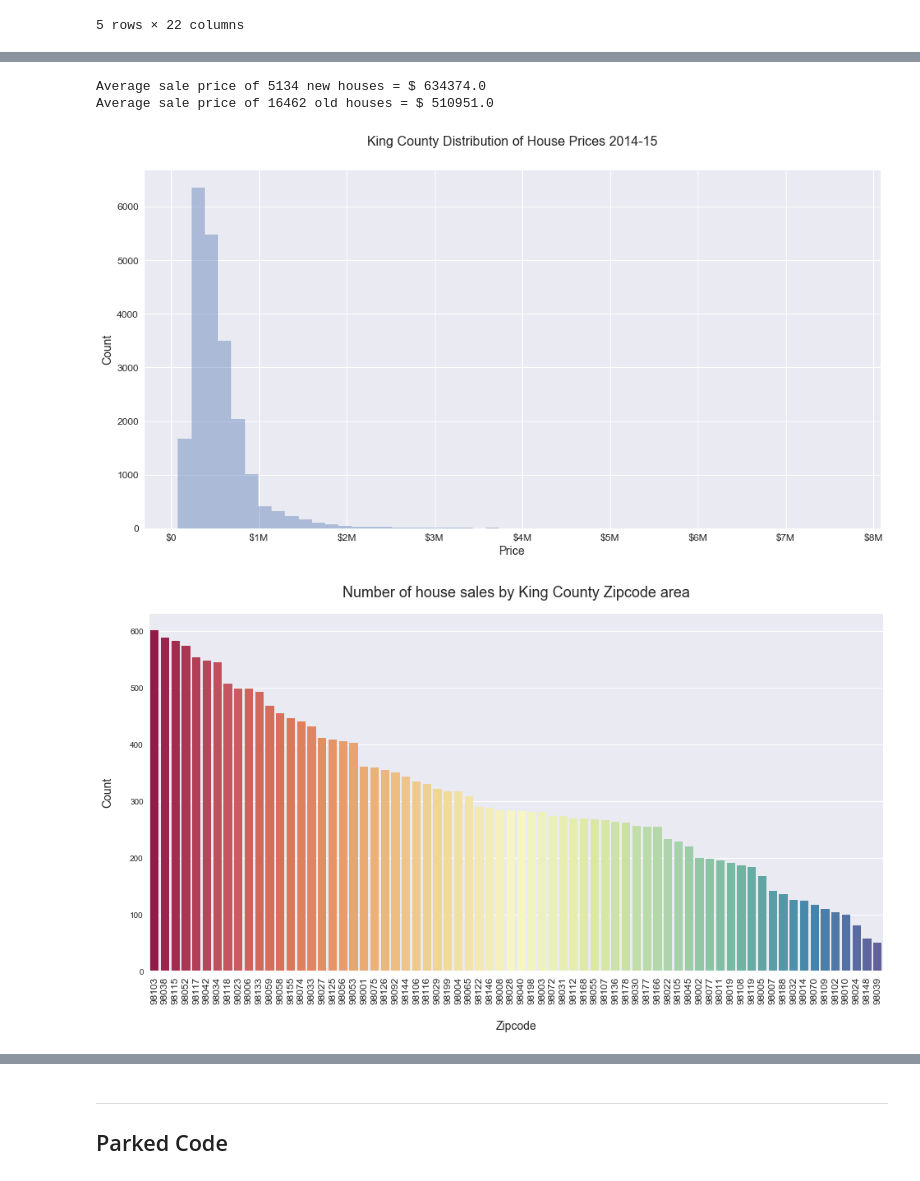
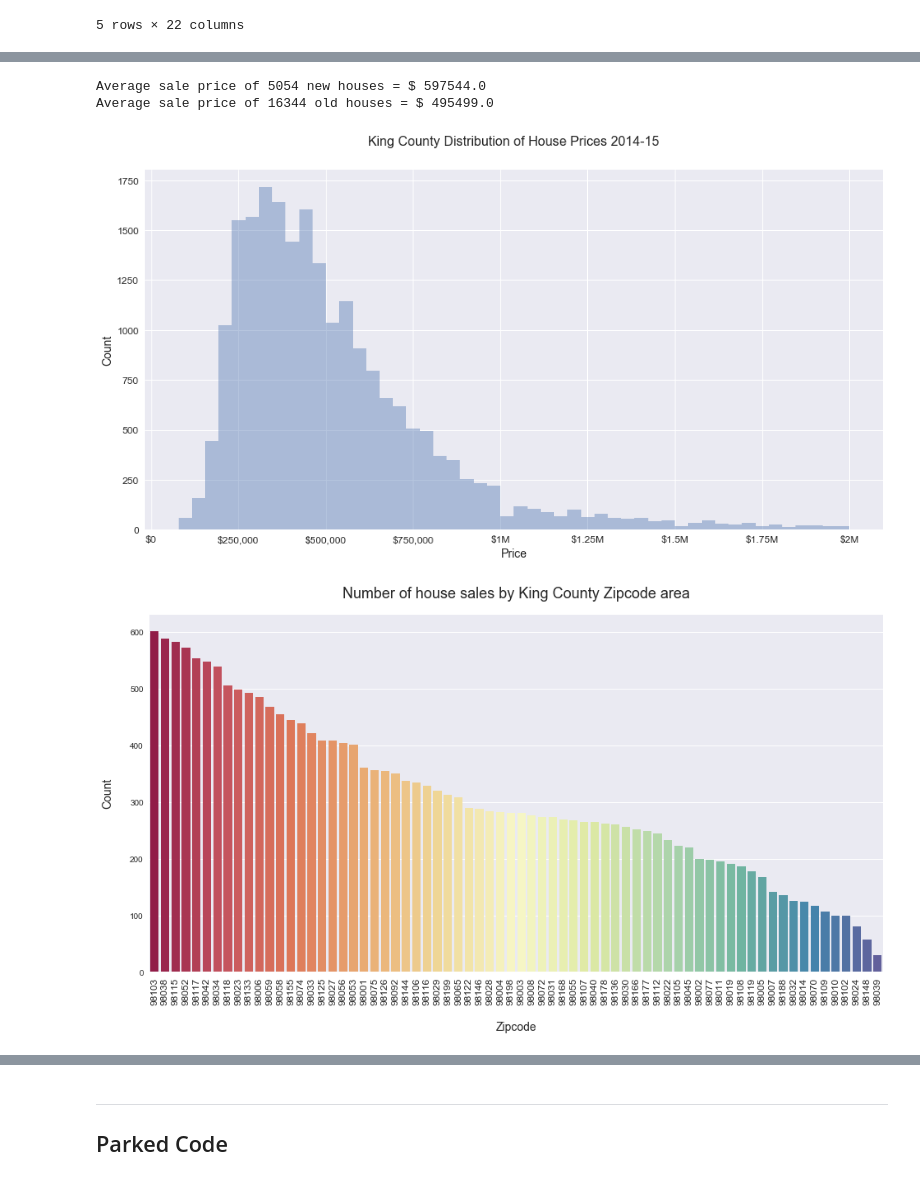
Before and after one commit to toopster/dsc-mod-2-project-v2-1-online-ds-sp-000, a Jupyter notebook: index.ipynb, the cells around one changed output, grey strips where cells are left out. Saved outputs shown, nothing was run; the diff lists cells and outputs as text; code cells hidden in the pictures.

```diff
--- a/index.ipynb
+++ b/index.ipynb
@@ -283,8 +283,8 @@ house_sales = house_sales[(house_sales['bedrooms'] <= 15)]
 # Remove outliers based on zero bathrooms as dubious as to whether you could define this as a house
 house_sales = house_sales[(house_sales['bathrooms'] != 0)]
 
-# Remove outliers based on price of house being zero
-house_sales = house_sales[(house_sales['price'] > 0)]
+# Remove outliers based on price of house being zero and less than $2M
+house_sales = house_sales[(house_sales['price'] > 0) & (house_sales['price'] <= 2000000)]
 # %%
 house_sales.head()
 # %% [output]
@@ -305,26 +318,29 @@ old_house_sales = house_sales[(house_sales['age']>15)
                              & (house_sales['yr_renovated']<2000)]
 
 
+# Calculate the average sale price for old and new houses
+
 print('Average sale price of',len(new_house_sales),'new houses = $', round(new_house_sales['price'].mean(),0))
 print('Average sale price of',len(old_house_sales),'old houses = $', round(old_house_sales['price'].mean(),0))
 # %% [output]
-Average sale price of 5134 new houses = $ 634374.0
-Average sale price of 16462 old houses = $ 510951.0
+Average sale price of 5054 new houses = $ 597544.0
+Average sale price of 16344 old houses = $ 495499.0
 # %%
-# Create a plot to look at the distribution of house prices across the county
+# Create a plot to look at the distribution of house prices across King County
+# TO DO: Plot old and new house prices on this bar chart to show the increase in average sale price
 
-existing_xvalues = [0,1000000,2000000,3000000,4000000,5000000,6000000,7000000,8000000]
-readable_xvalues = ['$0','$1M','$2M','$3M','$4M','$5M','$6M','$7M','$8M']
+existing_xvalues = [0,250000,500000,750000,1000000,1250000,1500000,1750000,2000000]
+readable_xvalues = ['$0','$250,000','$500,000','$750,000','$1M','$1.25M','$1.5M','$1.75M','$2M']
 plt.figure(figsize=(16,8))
 plt.title('King County Distribution of House Prices 2014-15', fontsize=16, pad=30)
 price_dist = sns.distplot(house_sales['price'], kde=False)
 price_dist.set_xlabel('Price', fontsize=14)
 price_dist.set_ylabel('Count', fontsize=14)
 plt.xticks(existing_xvalues, readable_xvalues, fontsize=12)
 plt.yticks(fontsize=12)
 plt.show();
 # %% [output]
-[figure, old version]
+[figure, new version]
 # %%
 # Create new dataframe grouping the number of houses by zipcode area
 
@@ -347,7 +363,7 @@ zipcode_dist.set_ylabel('Count', fontsize=14, labelpad=20)
 zipcode_dist.set_xticklabels(zipcode_dist.get_xticklabels(), rotation=90, fontsize=12)
 plt.show();
 # %% [output]
-[figure, old version]
+[figure, new version]
 # %%
 # Create a new dataframe filtering out specific zipcodes
 # 98032 = Kent
```
Also changed, not shown: parts of 38 cells of this notebook.
